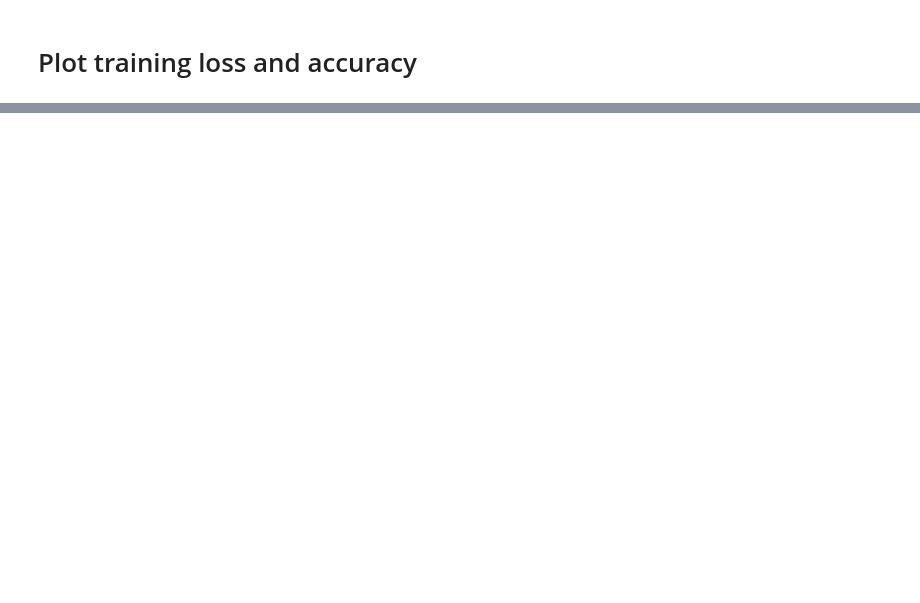
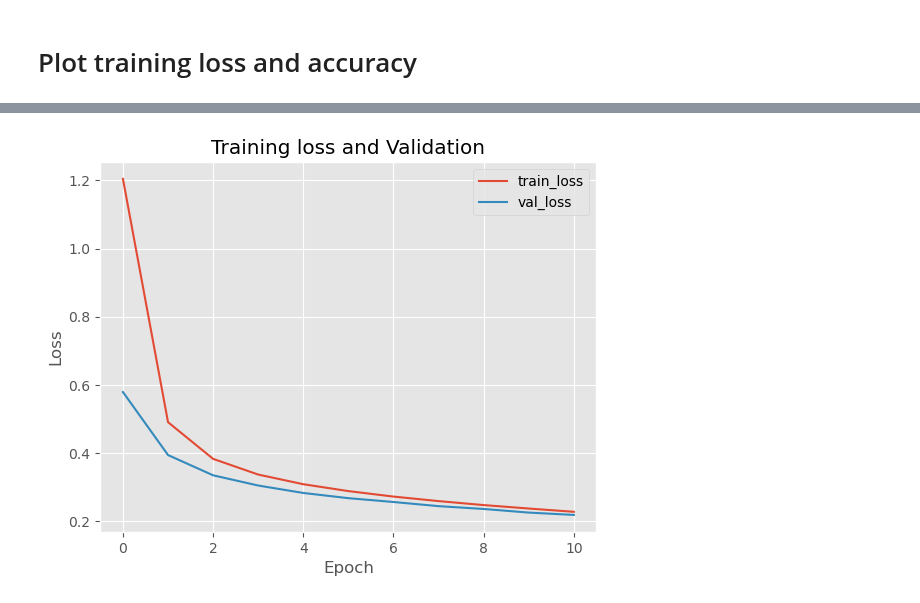
Before and after one commit to AbhijitKhyade/BE-IT, a Jupyter notebook: Semester 7/FNN using MNIST.ipynb, the cells around one changed output, grey strips where cells are left out. Saved outputs shown, nothing was run; the diff lists cells and outputs as text; code cells hidden in the pictures; blank space fills up the shorter version.

```diff
--- a/Semester 7/FNN using MNIST.ipynb
+++ b/Semester 7/FNN using MNIST.ipynb
@@ -122,0 +141,11 @@ plt.show()
+# %%
+plt.plot(np.arange(0,epochs),H.history["loss"],label="train_loss")
+plt.plot(np.arange(0,epochs),H.history["val_loss"], label="val_loss")
+
+plt.title("Training loss and Validation")
+plt.xlabel("Epoch")
+plt.ylabel("Loss")
+plt.legend()
+plt.show()
+# %% [output]
+[figure, added]
```
Also changed, not shown: parts of 12 cells of this notebook, 1 other file.
